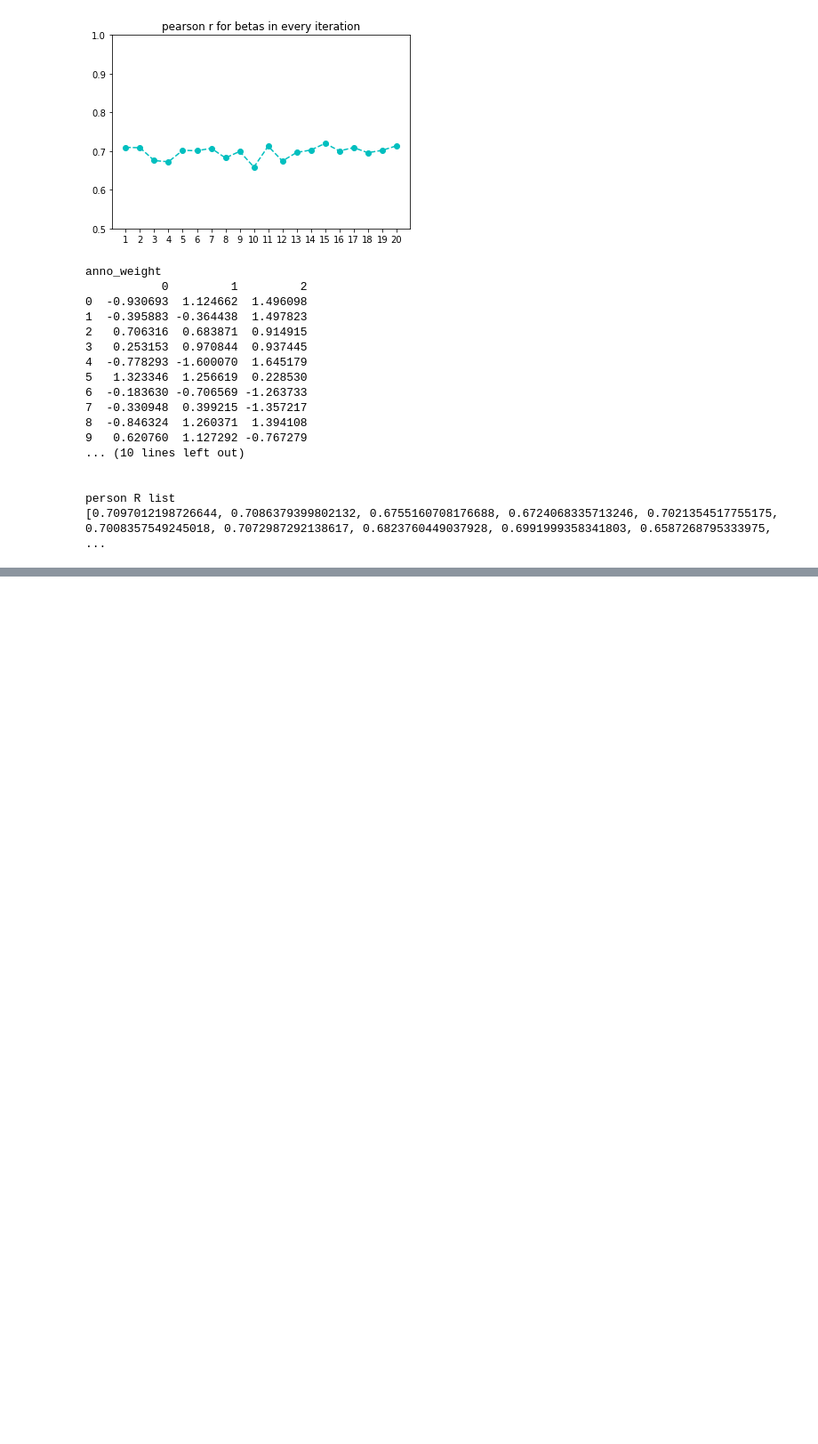
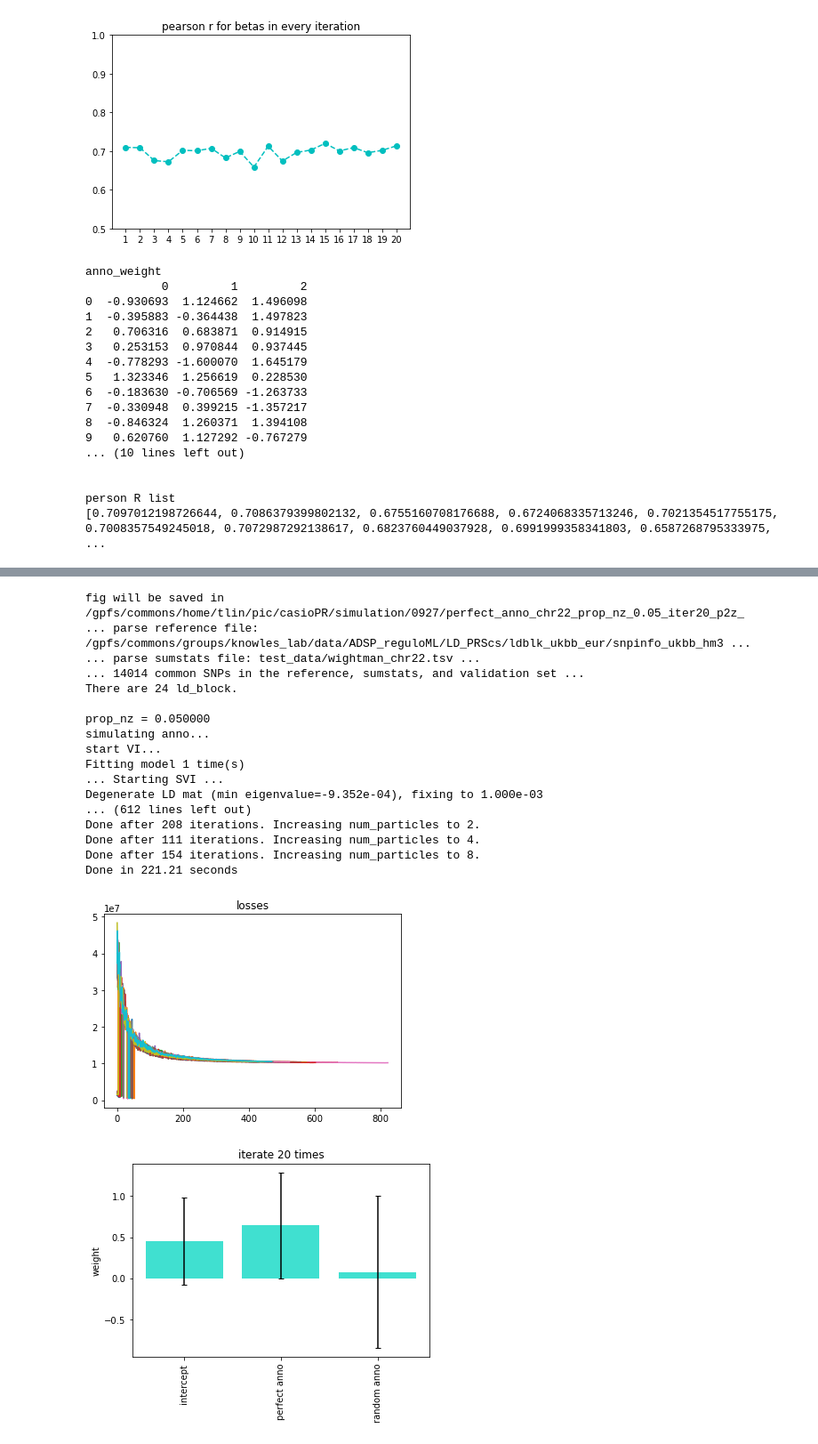
Before and after one commit to davidaknowles/casopr, a Jupyter notebook: simulation.ipynb, the cells around one changed output, grey strips where cells are left out. Shown: that part at 89% size. Cells and saved outputs as stored; diff of their text form; code cells hidden in the pictures; blank space fills up the shorter version.

Commit message:
wrapper for simulate test

```diff
--- a/simulation.ipynb
+++ b/simulation.ipynb
@@ -51,21 +51,20 @@ sim_dict = {
     "beta_std" : "False",
     "n_iter" : 1000,
     'anno_path': '/gpfs/commons/groups/knowles_lab/data/ADSP_reguloML/annotations/annotations_high_h2/baseline/baseline_high_h2_chr',
-    'save_fig_path':'1000SNP'
+    'save_fig_name':'1000SNP'
 }
-
 
 chr22_dict =  {
     'ref_dir' : '/gpfs/commons/groups/knowles_lab/data/ADSP_reguloML/LD_PRScs/ldblk_ukbb_eur', ## add my path
     'bim_prefix' : "test_data/ADSP_qc_chr22",
     'sst_file' : "test_data/wightman_chr22.tsv",
-    'n_gwas' : 200000,
+    'n_gwas' : 762971,
     'out_dir' : "test_data",
     "seed" : 42,
     "beta_std" : "False",
     "n_iter" : 1000,
     'anno_path': '/gpfs/commons/groups/knowles_lab/data/ADSP_reguloML/annotations/annotations_high_h2/baseline/baseline_high_h2_chr',
-    'save_fig_path':'chr22'
+    'save_fig_name':'chr22'
 }
 # %% [markdown]
 # Main Function
@@ -74,7 +73,7 @@ importlib.reload(simulate)
 importlib.reload(parse_genet)
 ## add annotations, add iteration. add path for saving the plot
 ## can still run if you want to simulate anno
-def check_sim_result(param_dict, title, chrom=22, refit_time=1,prop_nz = 0.2 ):
+def check_sim_result(param_dict,  chrom=22, refit_time=1,prop_nz = 0.2):
 
     ## handling the pic saving repo
     random_name = ''.join(random.choices(string.ascii_lowercase +string.digits, k=3))
@@ -101,7 +100,7 @@ def check_sim_result(param_dict, title, chrom=22, refit_time=1,prop_nz = 0.2 ):
     ld_blk, ld_blk_sym, blk_size = parse_genet.parse_ldblk(param_dict['ref_dir'], sst_dict, chrom)
     print("There are %s ld_block. \n" %(len(ld_blk)))
 
-    beta_true, beta_mrg, annotations, anno_names = simulate.simulate_sumstats(ld_blk, blk_size, param_dict['n_gwas'], len(sst_dict), sst_dict,anno_path = param_dict['anno_path'], chrom=chrom)
+    beta_true, beta_mrg, annotations, anno_names = simulate.simulate_sumstats(ld_blk, blk_size, param_dict['n_gwas'], len(sst_dict), sst_dict,anno_path = param_dict['anno_path'], chrom=chrom,prop_nz = prop_nz)
     sst_dict["BETA"] = beta_mrg
     device = torch.device("cuda:0" if torch.cuda.is_available() else "cpu")
     anno_names.insert(0,'intercept')
@@ -118,7 +117,7 @@ def check_sim_result(param_dict, title, chrom=22, refit_time=1,prop_nz = 0.2 ):
         plt.plot(losses);plt.title('losses');#plt.savefig(save_dir + '/loss/'+ param_dict['save_fig_name'] + '_' + 'iter%d'%refit_time +'_'+random_name +'_' +'loss_%s.png'%i);
 
         if i == refit_time-1:
-            plt.savefig(path+'loss_%s.png'%i);plt.show()
+            plt.savefig(path+'loss.pdf',format ='pdf',bbox_inches='tight');plt.show()
 
 
         r=scipy.stats.pearsonr(beta_true,beta)[0]
@@ -657,3 +656,7 @@ anno_weight
 
 person R list
 [0.7097012198726644, 0.7086379399802132, 0.6755160708176688, 0.6724068335713246, 0.7021354517755175, 0.7008357549245018, 0.7072987292138617, 0.6823760449037928, 0.6991999358341803, 0.6587268795333975, ...
+# %%
+chr22_dict.update(save_fig_name = 'perfect_anno_chr22_prop_nz_0.05')
+chr22_dict.update(anno_path=False)
+chr22_dict
@@ -659,0 +674,23 @@ person R list
+# %%
+##"chr22, prop_nz=0.05"
+check_sim_result(chr22_dict, refit_time=20,prop_nz = 0.05)
+# %% [output]
+fig will be saved in /gpfs/commons/home/tlin/pic/casioPR/simulation/0927/perfect_anno_chr22_prop_nz_0.05_iter20_p2z_
+... parse reference file: /gpfs/commons/groups/knowles_lab/data/ADSP_reguloML/LD_PRScs/ldblk_ukbb_eur/snpinfo_ukbb_hm3 ...
+... parse sumstats file: test_data/wightman_chr22.tsv ...
+... 14014 common SNPs in the reference, sumstats, and validation set ...
+There are 24 ld_block.
+
+prop_nz = 0.050000
+simulating anno...
+start VI...
+Fitting model 1 time(s)
+... Starting SVI ...
+Degenerate LD mat (min eigenvalue=-9.352e-04), fixing to 1.000e-03
+... (612 lines left out)
+Done after 208 iterations. Increasing num_particles to 2.
+Done after 111 iterations. Increasing num_particles to 4.
+Done after 154 iterations. Increasing num_particles to 8.
+Done in 221.21 seconds
+[figure, added]
+[figure, added]
```
Also changed, not shown: parts of 5 cells of this notebook, 5 other files.
